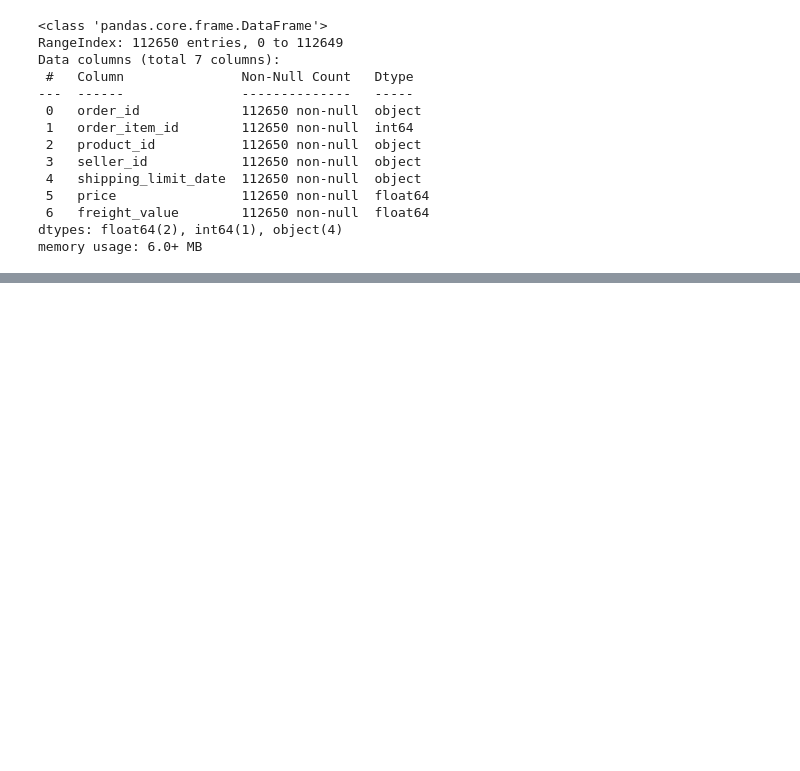
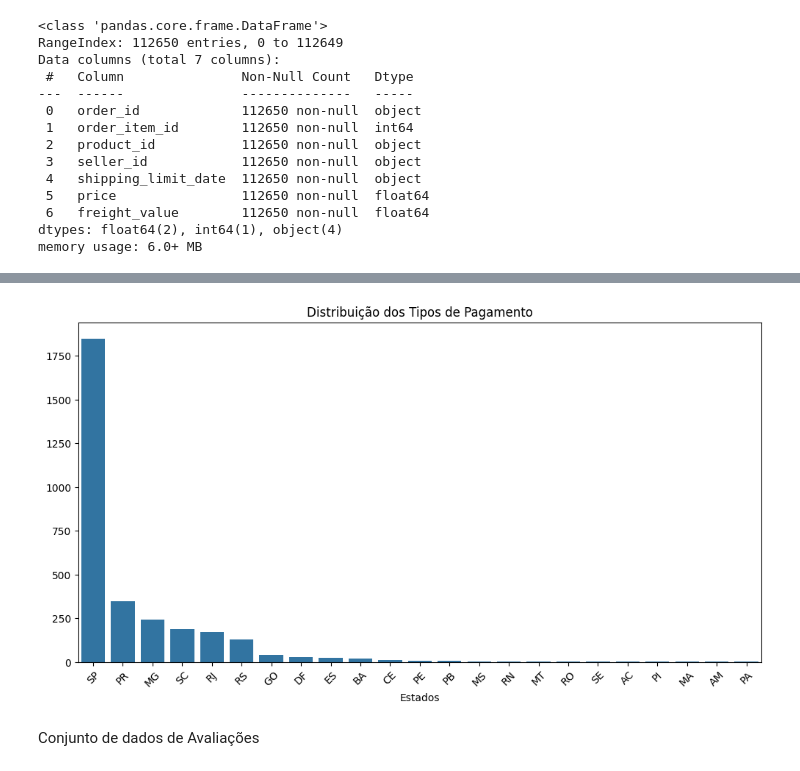
Before and after one commit to LucasCabra7/Teste-Tecnico-Programa-Trainee-triggo.ai, a Jupyter notebook: Teste_Técnico_Triggo_ai.ipynb, the cells around one changed output, grey strips where cells are left out. Drawn from its saved outputs; the diff is of its cells as text; code cells hidden in the pictures; blank space fills up the shorter version.

```diff
--- a/Teste_Técnico_Triggo_ai.ipynb
+++ b/Teste_Técnico_Triggo_ai.ipynb
@@ -137,0 +495,13 @@ memory usage: 6.0+ MB
+# %%
+# Criar um gráfico de barras que represente a quantidade de vendedores em cada estado, facilitando a análise da distribuição geográfica.
+plt.figure(figsize=(12, 6))
+sns.countplot(x='seller_state', data=conj_vendedores, order=conj_vendedores['seller_state'].value_counts().index)
+plt.title('Distribuição dos Tipos de Pagamento')
+plt.xlabel('Estados')
+plt.ylabel('')
+plt.xticks(rotation = 45)
+plt.show()
+# %% [output]
+[figure, added]
+# %% [markdown]
+Conjunto de dados de Avaliações
```
Also changed, not shown: parts of 52 cells of this notebook.
